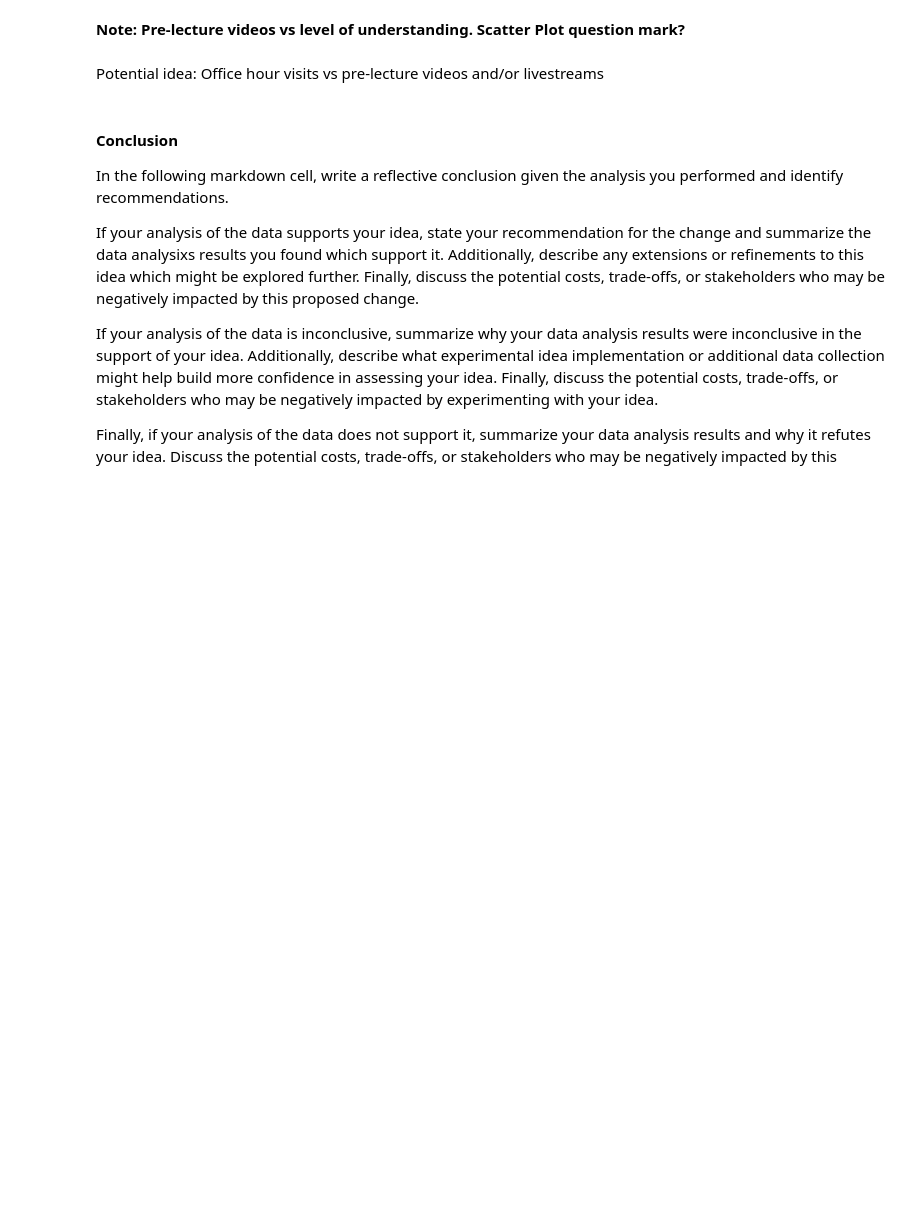
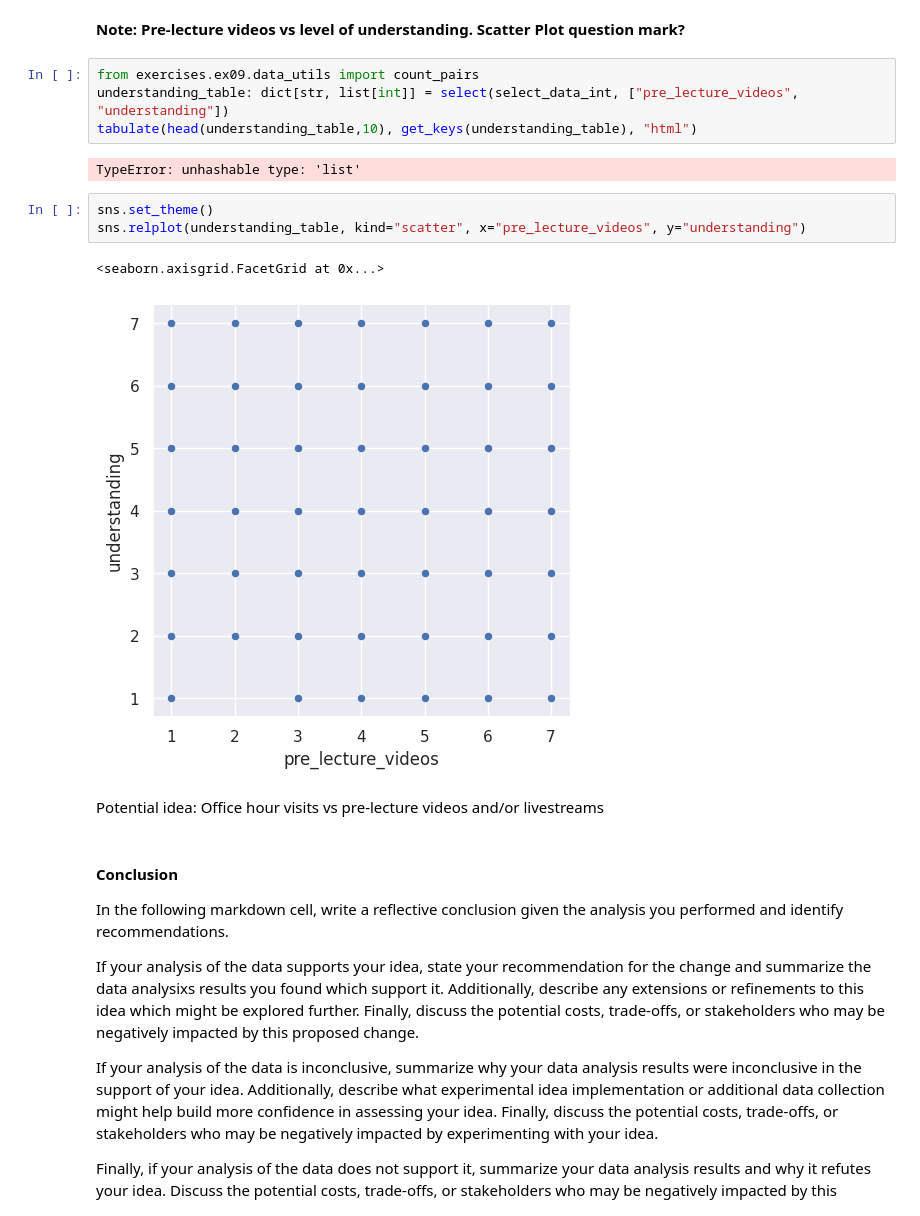
Before and after one commit to zradolph/COMP110FinalProject, a Jupyter notebook: analysis.ipynb, the cells around one changed output. Drawn from its saved outputs; the diff is of its cells as text; blank space fills up the shorter version.

```diff
--- a/analysis.ipynb
+++ b/analysis.ipynb
@@ -646,5 +660,17 @@ tabulate(no_prior_exp_videos, get_keys(no_prior_exp_videos), "html")
 # %% [markdown]
 **Note: Pre-lecture videos vs level of understanding. Scatter Plot question mark?**
+# %%
+from exercises.ex09.data_utils import count_pairs
+understanding_table: dict[str, list[int]] = select(select_data_int, ["pre_lecture_videos", "understanding"])
+tabulate(head(understanding_table,10), get_keys(understanding_table), "html")
+# %% [output]
+TypeError: unhashable type: 'list'
+# %%
+sns.set_theme()
+sns.relplot(understanding_table, kind="scatter", x="pre_lecture_videos", y="understanding")
+# %% [output]
+<seaborn.axisgrid.FacetGrid at 0x...>
+[figure, added]
 # %% [markdown]
 Potential idea: Office hour visits vs pre-lecture videos and/or livestreams
 # %% [markdown]
```
Also changed, not shown: parts of 3 cells of this notebook, 1 other file.
